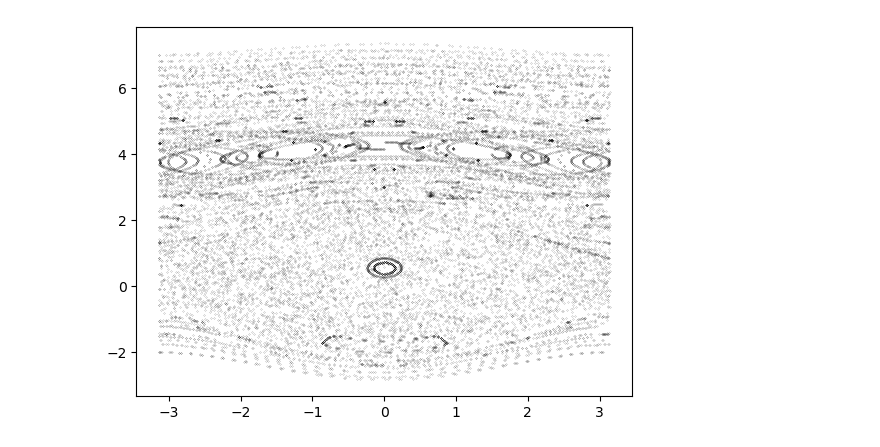
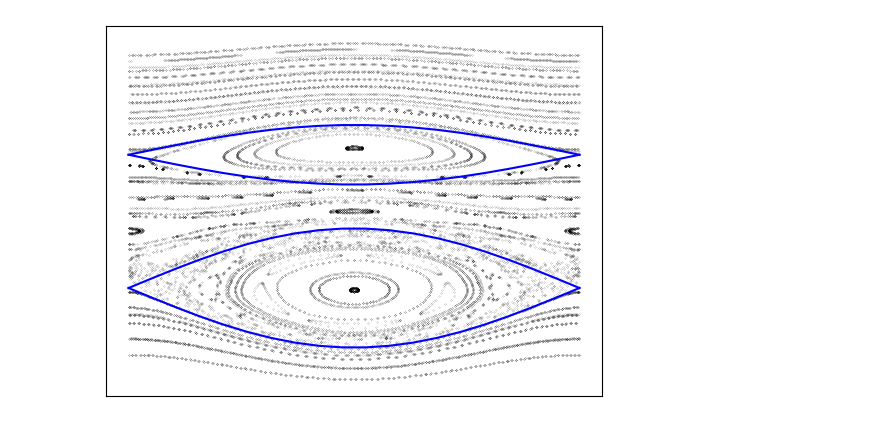
Before and after one commit to EritasY/Chaos, a Jupyter notebook: animation.ipynb, the cells around one changed output. Cells and saved outputs as stored; diff of their text form; code cells hidden in the pictures.

```diff
--- a/animation.ipynb
+++ b/animation.ipynb
@@ -11,40 +18,60 @@ def hamilton(y,t,e1,e2,r,nu):
     dydt = [p, -e1*np.sin(phi) - r*e2*np.sin(r*(phi-nu*t))]
     return dydt
 
+def sep(phi,e1,e2,nu):
+    sep1 = np.sqrt(1/2*(e1*(1+np.cos(phi)) + e2*(1+np.cos(phi))))
+    return 2*sep1*np.sqrt(e1/(e1+e2)), 2*sep1*np.sqrt(e2/(e1+e2))+nu
+
 # solve and plot
 def phaseSpace(e1, e2, r, nu, ic):
     num = 201  # number of sampled time
     t = np.linspace(0,num-1,num)*2*np.pi/(r*nu)
 
-    phi, p = np.zeros((len(ic),num)), np.zeros((len(ic),num))
+    phi, p, phi_sep, p_sep = np.zeros((len(ic),num)), np.zeros((len(ic),num)), np.zeros((4,num)), np.zeros((4,num))
     for i, y0 in enumerate(ic):
         sol = odeint(hamilton, y0, t, args=(e1,e2,r,nu))
         phi[i] = [wrapRad(x) for x in sol[:,0]]
         p[i] = sol[:,1]
 
-    return phi, p
+    # separatrix
+    phi_sep = np.linspace(-np.pi, np.pi, 20)
+    p_sep1, p_sep2 = sep(phi_sep, e1, e2, nu)
+
+    return phi, p, phi_sep, p_sep1, -p_sep1, p_sep2, -p_sep2+2*nu
 # %%
 ic = [[x,y] for x in np.linspace(-np.pi, np.pi, 5) for y in np.linspace(-2, 7, 20)]
 # %%
-factor = np.linspace(1,5,num=10)
-phi, p = np.zeros((len(factor), 201*100)), np.zeros((len(factor), 201*100))
+factor = np.array([0.2, 0.3, 0.4, 0.5, 0.6, 0.7, 0.8, 0.6, 0.5, 0.4, 0.3, 0.2])
+Phi, P, Phi_sep, P_sep1p, P_sep1m, P_sep2p, P_sep2m = np.zeros((len(factor), 201*100)), np.zeros((len(factor), 201*100)), np.zeros((len(factor), 20)), np.zeros((len(factor), 20)), np.zeros((len(factor), 20)), np.zeros((len(factor), 20)), np.zeros((len(factor), 20))
 for i, f in enumerate(factor):
-    x, y = phaseSpace(1, 0.2*f, 1, 4, ic)
-    phi[i] = np.reshape(x,(1,201*100))[0]
-    p[i] = np.reshape(y,(1,201*100))[0]
+    phi, p, phi_sep, p_sep1p, p_sep1m, p_sep2p, p_sep2m = phaseSpace(1-f, f, 1, 4, ic)
+    Phi[i] = np.reshape(phi,(1,201*100))[0]
+    P[i] = np.reshape(p,(1,201*100))[0]
+    Phi_sep[i] = np.reshape(phi_sep,(1,20))[0]
+    P_sep1p[i] = np.reshape(p_sep1p,(1,20))[0]
+    P_sep1m[i] = np.reshape(p_sep1m,(1,20))[0]
+    P_sep2p[i] = np.reshape(p_sep2p,(1,20))[0]
+    P_sep2m[i] = np.reshape(p_sep2m,(1,20))[0]
 # %%
 from matplotlib.animation import FuncAnimation, PillowWriter
 fig, ax = plt.subplots()
 
 def animate(i):
     ax.clear()
-    line, = ax.plot(phi[i], p[i], 'k.', ms=0.2)
+    line, = ax.plot(Phi[i], P[i], 'k.', ms=0.2)
+    line, = ax.plot(Phi_sep[i], P_sep1p[i], 'b')
+    line, = ax.plot(Phi_sep[i], P_sep1m[i], 'b')
+    line, = ax.plot(Phi_sep[i], P_sep2p[i], 'b')
+    line, = ax.plot(Phi_sep[i], P_sep2m[i], 'b')
 
-    fac = np.linspace(1,5,num=10)
-    ax.set_title(f"epsilon2 = {0.2*fac[i]}")
+    plt.tick_params(left = False, right = False , labelleft = False ,
+            labelbottom = False, bottom = False)
+
+#     fac = np.linspace(1,5,num=10)
+#     ax.set_title(f"epsilon2 = {0.2*fac[i]}")
     return line,
 
-ani = FuncAnimation(fig, animate, interval=1, blit=True, repeat=True, frames=10)
-ani.save("cats-eye.gif", dpi=300, writer=PillowWriter(fps=2))
+ani = FuncAnimation(fig, animate, interval=1, blit=True, repeat=True, frames=len(factor))
+ani.save("breathing.gif", dpi=300, writer=PillowWriter(fps=1.5))
 # %% [output]
-[figure, old version]
+[figure, new version]
```
Also changed, not shown: parts of 1 cell of this notebook, 2 other files.
